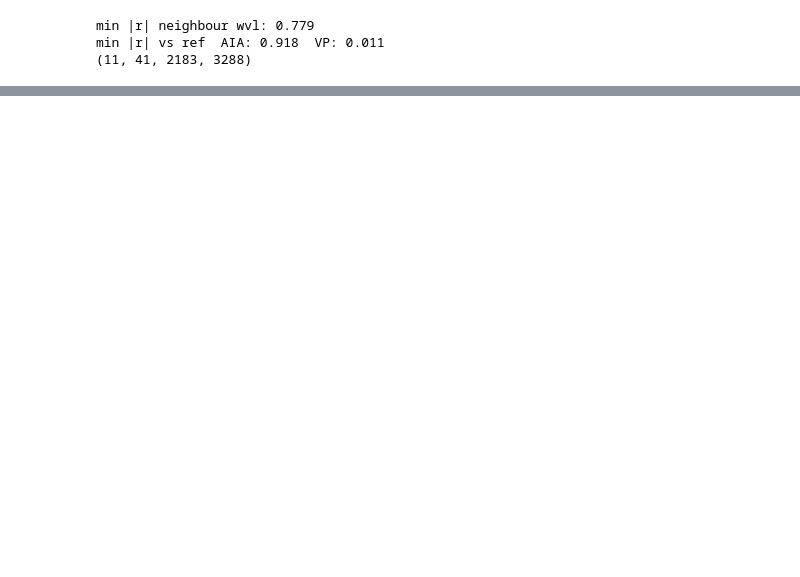
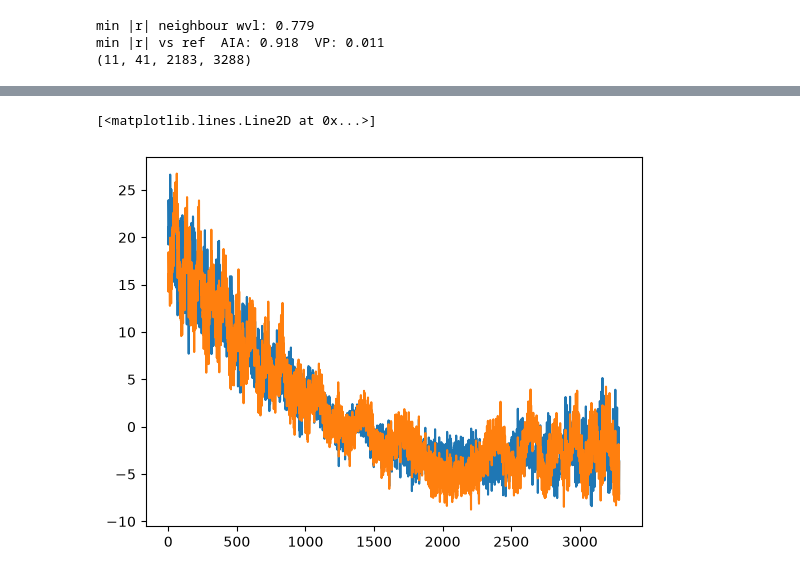
Before and after one commit to RodionovSA/phase-shift, a Jupyter notebook: scripts/analysis/vp_aia_vs_aia_N_wvl_stack.ipynb, the cells around one changed output, grey strips where cells are left out. Saved outputs shown, nothing was run; the diff lists cells and outputs as text; code cells hidden in the pictures; blank space fills up the shorter version.

```diff
--- a/scripts/analysis/vp_aia_vs_aia_N_wvl_stack.ipynb
+++ b/scripts/analysis/vp_aia_vs_aia_N_wvl_stack.ipynb
@@ -118,3 +172,9 @@ plt.show()
+# %%
+plt.plot(stack_vp_reg[10, 0, 1250]*180/np.pi)
+plt.plot(stack_aia_reg[10, 0, 1250]*180/np.pi)
+# %% [output]
+[<matplotlib.lines.Line2D at 0x...>]
+[figure, added]
 # %%
 n = np.arange(5, 16)
 plt.figure()
```
Also changed, not shown: parts of 15 cells of this notebook, 15 other files.
